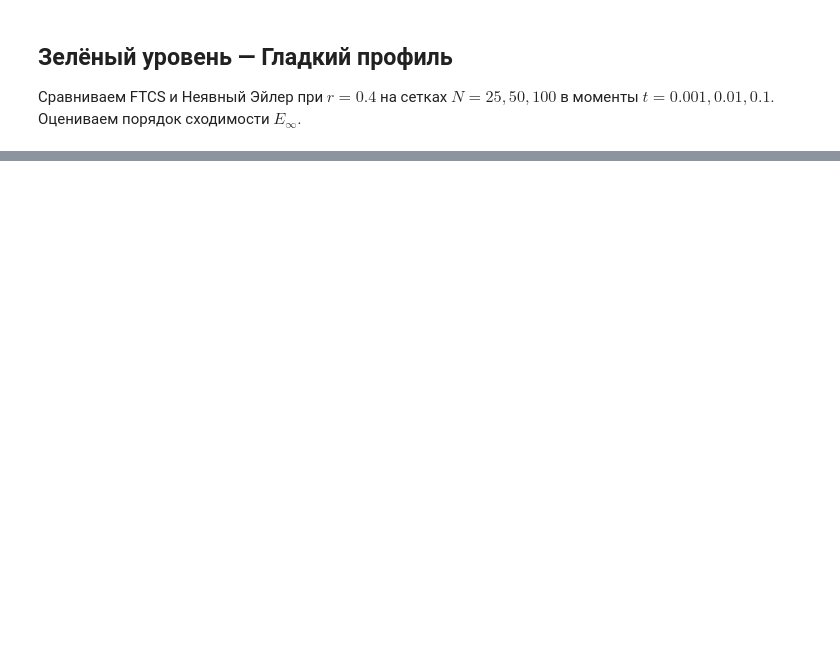
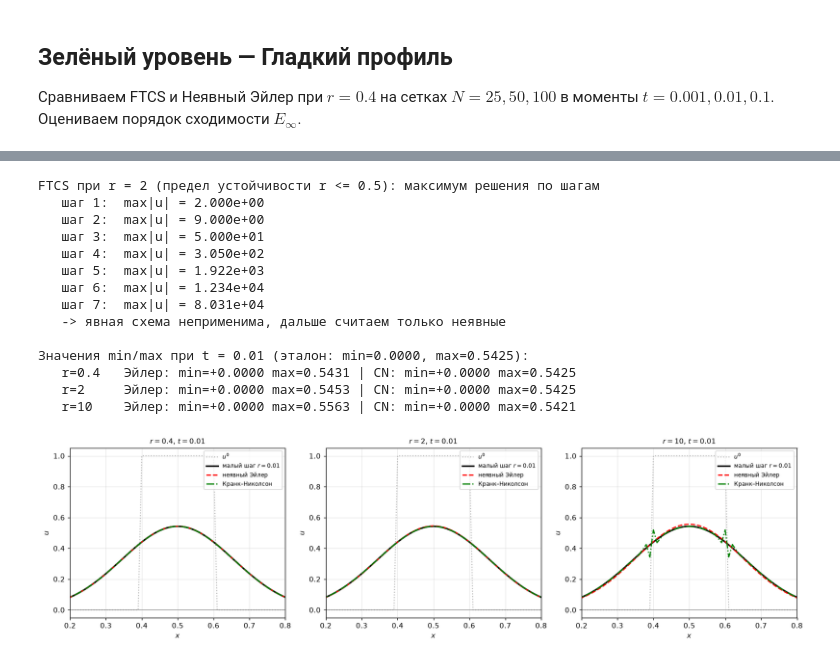
Before and after one commit to yartmihant/Students6Year2026, a Jupyter notebook: homework/uhanov/7.1/Program_7.1.ipynb, the cells around one changed output, grey strips where cells are left out. Saved outputs shown, nothing was run; the diff lists cells and outputs as text; code cells hidden in the pictures; blank space fills up the shorter version.

```diff
--- a/homework/uhanov/7.1/Program_7.1.ipynb
+++ b/homework/uhanov/7.1/Program_7.1.ipynb
@@ -334,0 +234,59 @@ plt.show()
+# %%
+N_y = 100
+r_vals = [0.4, 2.0, 10.0]
+T_y = 0.01
+r_ref = 0.01          # эталон: та же сетка, шаг по времени в 40 раз меньше
+
+# ---------- FTCS при r = 2: неустойчивость ----------
+x, dx = make_grid(N_y)
+u = u0_step(x)
+print("FTCS при r = 2 (предел устойчивости r <= 0.5): максимум решения по шагам")
+for n in range(1, 8):
+    u_new = u.copy()
+    u_new[1:-1] = u[1:-1] + 2.0 * (u[2:] - 2 * u[1:-1] + u[:-2])
+    u = u_new
+    print("   шаг %d:  max|u| = %.3e" % (n, np.abs(u).max()))
+print("   -> явная схема неприменима, дальше считаем только неявные\n")
+
+# ---------- профили при t = 0.01 ----------
+x_ref, h_ref = solve_heat(N_y, T_y, r_ref, "CN", u0_step)
+u_ref = h_ref[-1][1]
+
+fig, axes = plt.subplots(1, 3, figsize=(15, 4.2))
+print("Значения min/max при t = %g (эталон: min=%.4f, max=%.4f):" % (T_y, u_ref.min(), u_ref.max()))
+for ax, r in zip(axes, r_vals):
+    _, h_e = solve_heat(N_y, T_y, r, "Euler", u0_step)
+    _, h_c = solve_heat(N_y, T_y, r, "CN", u0_step)
+    u_e, u_c = h_e[-1][1], h_c[-1][1]
+    print("   r=%-4g  Эйлер: min=%+.4f max=%.4f | CN: min=%+.4f max=%.4f"
+          % (r, u_e.min(), u_e.max(), u_c.min(), u_c.max()))
+
+    ax.plot(x, u0_step(x), color="0.7", ls=":", lw=1.4, label="$u^0$")
+    ax.plot(x_ref, u_ref, "k-", lw=2.2, label="малый шаг $r=0.01$")
+    ax.plot(x, u_e, "r--", lw=1.7, label="неявный Эйлер")
+    ax.plot(x, u_c, "g-.", lw=1.7, label="Кранк–Николсон")
+    ax.axhline(0.0, color="gray", lw=0.8)
+    ax.set_title("$r=%g$, $t=%g$" % (r, T_y))
+    ax.set_xlabel("$x$")
+    ax.set_ylabel("$u$")
+    ax.set_xlim(0.2, 0.8)
+    ax.set_ylim(-0.05, 1.05)
+    ax.legend(loc="upper right")
+plt.tight_layout()
+plt.show()
+# %% [output]
+FTCS при r = 2 (предел устойчивости r <= 0.5): максимум решения по шагам
+   шаг 1:  max|u| = 2.000e+00
+   шаг 2:  max|u| = 9.000e+00
+   шаг 3:  max|u| = 5.000e+01
+   шаг 4:  max|u| = 3.050e+02
+   шаг 5:  max|u| = 1.922e+03
+   шаг 6:  max|u| = 1.234e+04
+   шаг 7:  max|u| = 8.031e+04
+   -> явная схема неприменима, дальше считаем только неявные
+
+Значения min/max при t = 0.01 (эталон: min=0.0000, max=0.5425):
+   r=0.4   Эйлер: min=+0.0000 max=0.5431 | CN: min=+0.0000 max=0.5425
+   r=2     Эйлер: min=+0.0000 max=0.5453 | CN: min=+0.0000 max=0.5425
+   r=10    Эйлер: min=+0.0000 max=0.5563 | CN: min=+0.0000 max=0.5421
+[figure, added]
```
Also changed, not shown: parts of 36 cells of this notebook, 22 other files.
